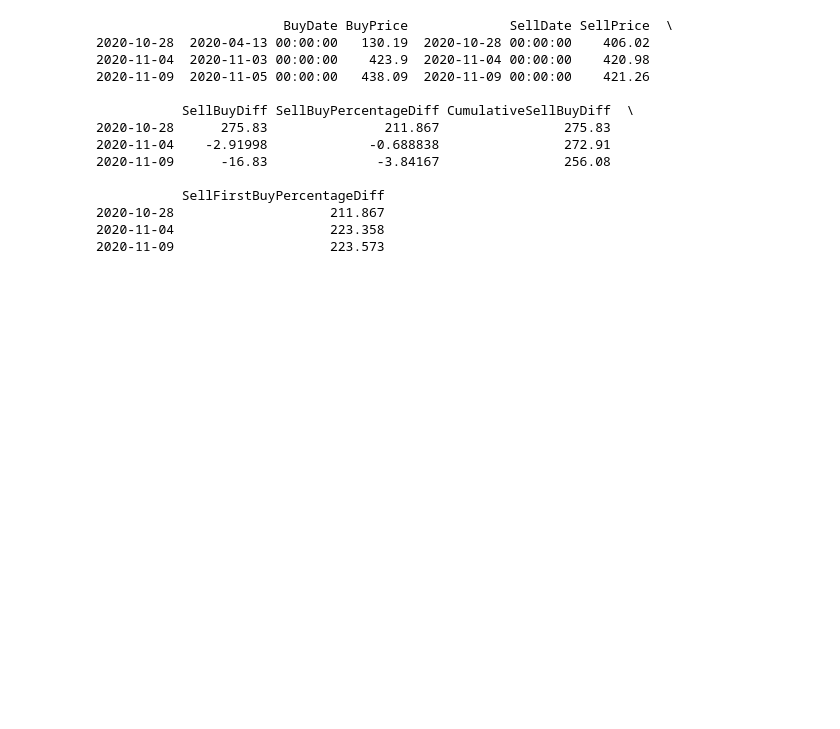
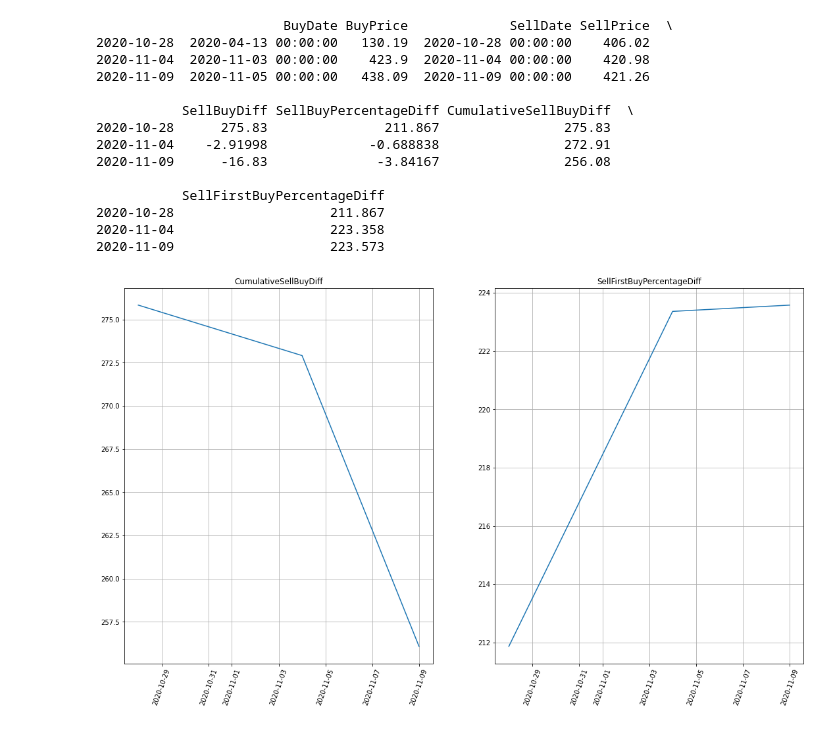
Before and after one commit to twarsop/simple-moving-average-backtest, a Jupyter notebook: sma.ipynb, the cells around one changed output. Cells and saved outputs as stored; diff of their text form; code cells hidden in the pictures; blank space fills up the shorter version.

Commit message:
added graphs for the cumulative sell buy diff and sell first buy percentage diff values

```diff
--- a/sma.ipynb
+++ b/sma.ipynb
@@ -101,3 +101,22 @@ print(backtest)
 2020-10-28                    211.867
 2020-11-04                    223.358
 2020-11-09                    223.573
+# %%
+fig = plt.figure()
+fig.set_size_inches(18.5, 10.5)
+
+plt.subplot(1, 2, 1)
+plt.title('CumulativeSellBuyDiff')
+plt.plot(backtest['SellDate'], backtest['CumulativeSellBuyDiff'])
+plt.xticks(rotation=70)
+plt.grid()
+
+plt.subplot(1, 2, 2)
+plt.title('SellFirstBuyPercentageDiff')
+plt.plot(backtest['SellDate'], backtest['SellFirstBuyPercentageDiff'])
+plt.xticks(rotation=70)
+plt.grid()
+
+plt.show()
+# %% [output]
+[figure, added]
```
